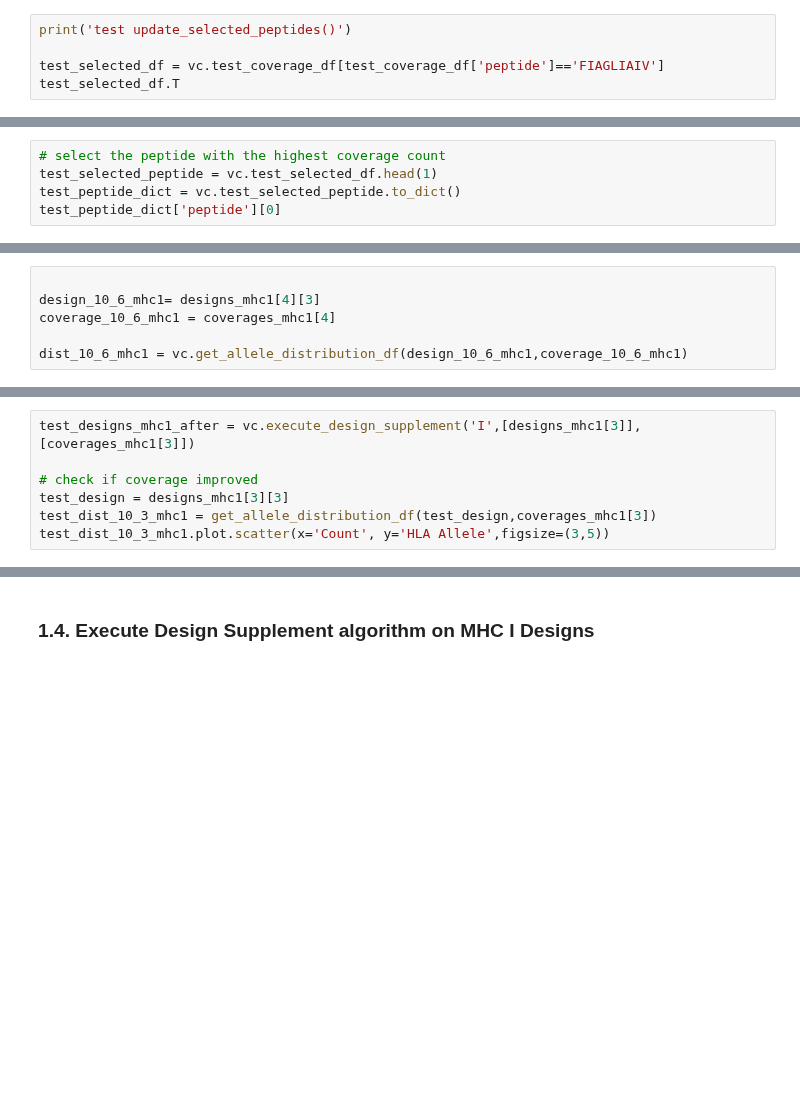
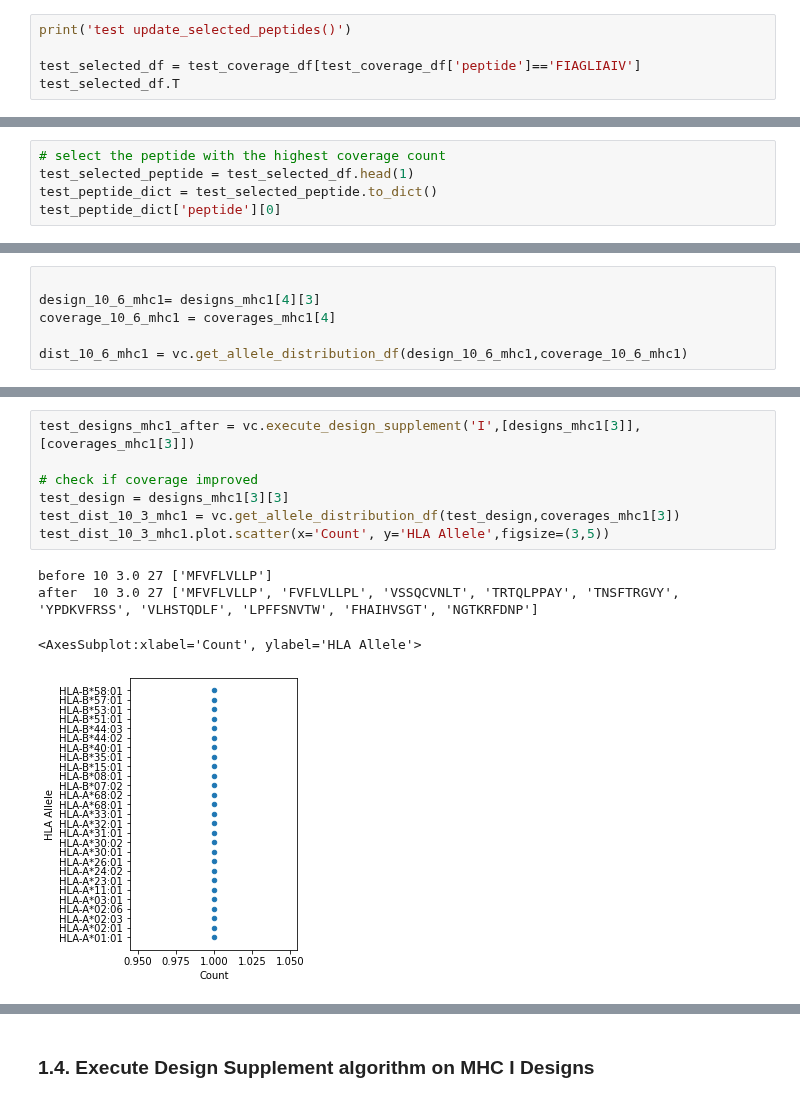
Before and after one commit to ryanquinnnelson/CMU-02718-HW5, a Jupyter notebook: exploratory_analysis_rqn_2020-11-15.ipynb, the cells around one changed output, grey strips where cells are left out. Cells and saved outputs as stored; diff of their text form; blank space fills up the shorter version.

```diff
--- a/exploratory_analysis_rqn_2020-11-15.ipynb
+++ b/exploratory_analysis_rqn_2020-11-15.ipynb
@@ -717,5 +831,5 @@ test_result['peptide'][0]
 # %%
 print('test update_selected_peptides()')
 
-test_selected_df = vc.test_coverage_df[test_coverage_df['peptide']=='FIAGLIAIV']
+test_selected_df = test_coverage_df[test_coverage_df['peptide']=='FIAGLIAIV']
 test_selected_df.T
@@ -722,5 +855,5 @@ test_selected_df.T
 # %%
 # select the peptide with the highest coverage count
-test_selected_peptide = vc.test_selected_df.head(1)
-test_peptide_dict = vc.test_selected_peptide.to_dict()
+test_selected_peptide = test_selected_df.head(1)
+test_peptide_dict = test_selected_peptide.to_dict()
 test_peptide_dict['peptide'][0]
@@ -893,10 +1244,15 @@ test_dist_10_6_mhc1.plot.scatter(x='Count', y='HLA Allele',figsize=(3,5))
 # %%
 test_designs_mhc1_after = vc.execute_design_supplement('I',[designs_mhc1[3]], [coverages_mhc1[3]])
 
 # check if coverage improved
 test_design = designs_mhc1[3][3]
-test_dist_10_3_mhc1 = get_allele_distribution_df(test_design,coverages_mhc1[3])
+test_dist_10_3_mhc1 = vc.get_allele_distribution_df(test_design,coverages_mhc1[3])
 test_dist_10_3_mhc1.plot.scatter(x='Count', y='HLA Allele',figsize=(3,5))
+# %% [output]
+before 10 3.0 27 ['MFVFLVLLP']
+after  10 3.0 27 ['MFVFLVLLP', 'FVFLVLLPL', 'VSSQCVNLT', 'TRTQLPPAY', 'TNSFTRGVY', 'YPDKVFRSS', 'VLHSTQDLF', 'LPFFSNVTW', 'FHAIHVSGT', 'NGTKRFDNP']
+<AxesSubplot:xlabel='Count', ylabel='HLA Allele'>
+[figure, added]
 # %%
 test_design = test_designs_mhc1_after[0][3]
 test_dist_10_3_mhc1 = vc.get_allele_distribution_df(test_design,coverages_mhc1[3])
```
Also changed, not shown: parts of 71 cells of this notebook.
